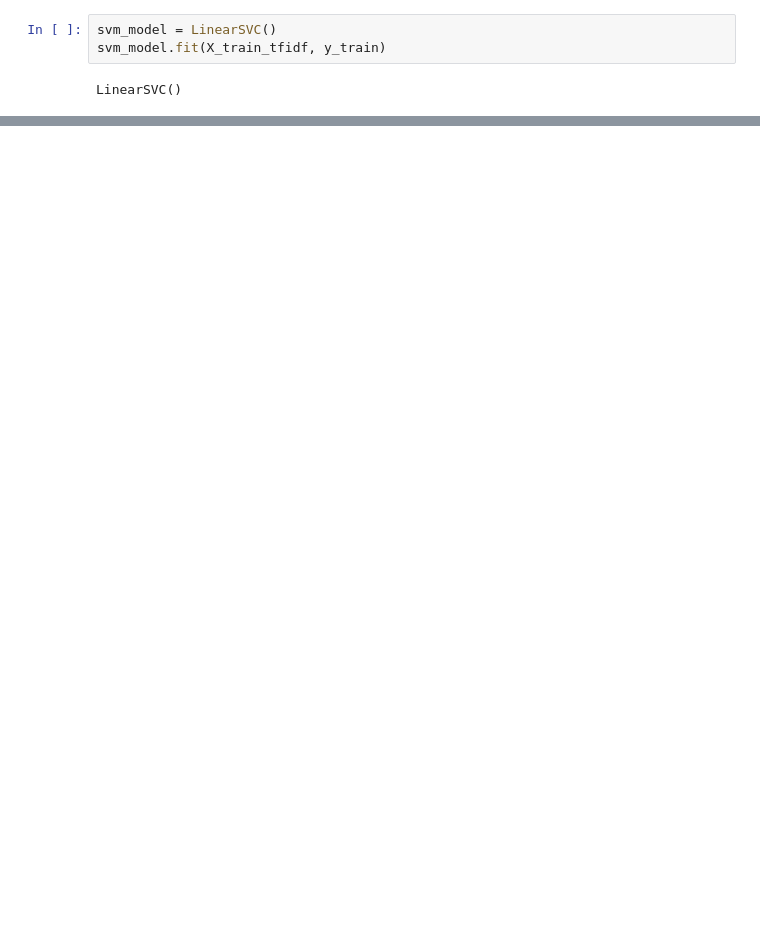
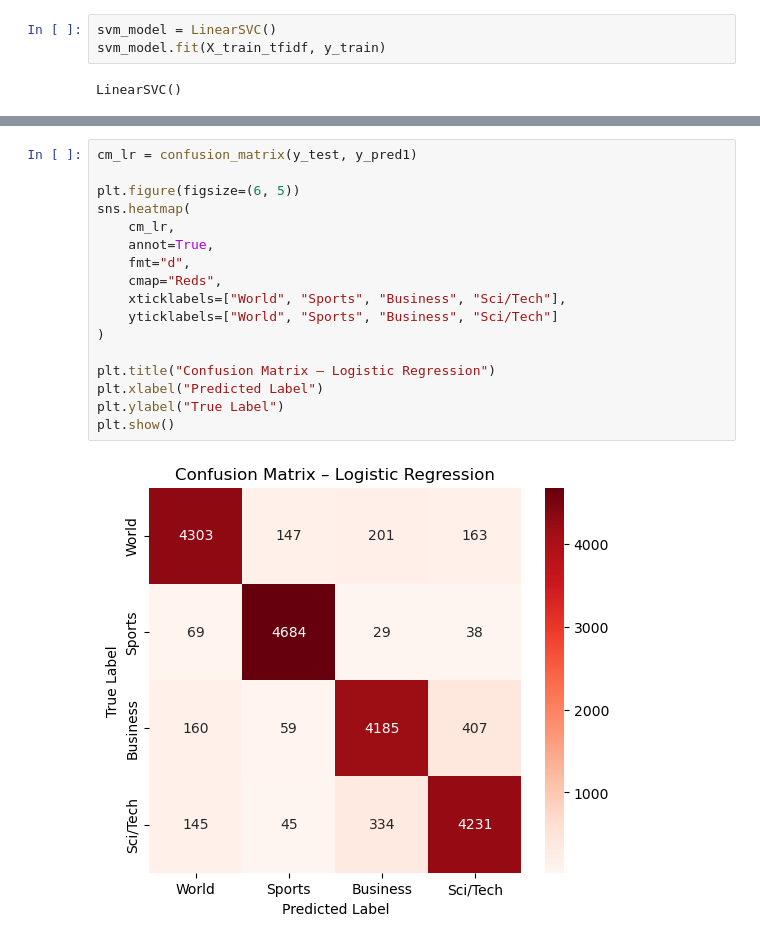
Before and after one commit to a-yushnab/News-Classification-using-ML, a Jupyter notebook: AyushnabPoudel_23048641.ipynb, the cells around one changed output, grey strips where cells are left out. Drawn from its saved outputs; the diff is of its cells as text; blank space fills up the shorter version.

```diff
--- a/AyushnabPoudel_23048641.ipynb
+++ b/AyushnabPoudel_23048641.ipynb
@@ -223 +265,20 @@ weighted avg       0.91      0.91      0.91     20720
+# %%
+cm_lr = confusion_matrix(y_test, y_pred1)
+
+plt.figure(figsize=(6, 5))
+sns.heatmap(
+    cm_lr,
+    annot=True,
+    fmt="d",
+    cmap="Reds",
+    xticklabels=["World", "Sports", "Business", "Sci/Tech"],
+    yticklabels=["World", "Sports", "Business", "Sci/Tech"]
+)
+
+plt.title("Confusion Matrix – Logistic Regression")
+plt.xlabel("Predicted Label")
+plt.ylabel("True Label")
+plt.show()
+# %% [output]
+[figure, added]
 # %%
```
Also changed, not shown: parts of 25 cells of this notebook.
